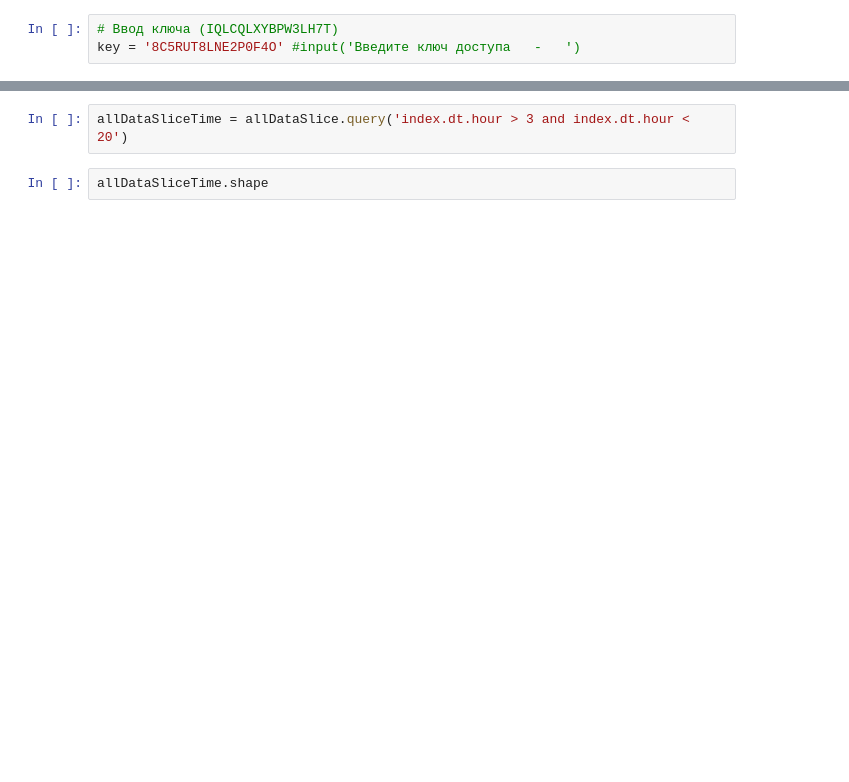
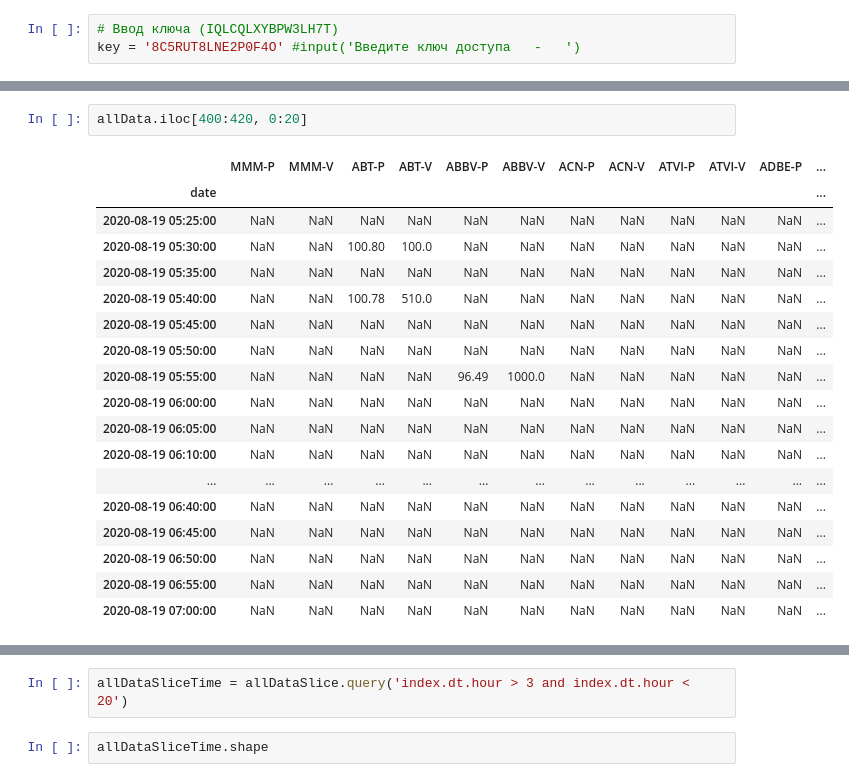
Before and after one commit to UrukHan/NeuroNetStockQuotes, a Jupyter notebook: AlphaVintageApi.ipynb, the cells around one changed output, grey strips where cells are left out. Drawn from its saved outputs; the diff is of its cells as text; blank space fills up the shorter version.

```diff
--- a/AlphaVintageApi.ipynb
+++ b/AlphaVintageApi.ipynb
@@ -147,3 +150,24 @@ allData.shape
+# %%
+allData.iloc[400:420, 0:20]
+# %% [output]
+|  | MMM-P | MMM-V | ABT-P | ABT-V | ABBV-P | ABBV-V | ACN-P | ACN-V | ATVI-P | ATVI-V | ADBE-P | ... |
+| date |  |  |  |  |  |  |  |  |  |  |  | ... |
+| 2020-08-19 05:25:00 | NaN | NaN | NaN | NaN | NaN | NaN | NaN | NaN | NaN | NaN | NaN | ... |
+| 2020-08-19 05:30:00 | NaN | NaN | 100.80 | 100.0 | NaN | NaN | NaN | NaN | NaN | NaN | NaN | ... |
+| 2020-08-19 05:35:00 | NaN | NaN | NaN | NaN | NaN | NaN | NaN | NaN | NaN | NaN | NaN | ... |
+| 2020-08-19 05:40:00 | NaN | NaN | 100.78 | 510.0 | NaN | NaN | NaN | NaN | NaN | NaN | NaN | ... |
+| 2020-08-19 05:45:00 | NaN | NaN | NaN | NaN | NaN | NaN | NaN | NaN | NaN | NaN | NaN | ... |
+| 2020-08-19 05:50:00 | NaN | NaN | NaN | NaN | NaN | NaN | NaN | NaN | NaN | NaN | NaN | ... |
+| 2020-08-19 05:55:00 | NaN | NaN | NaN | NaN | 96.49 | 1000.0 | NaN | NaN | NaN | NaN | NaN | ... |
+| 2020-08-19 06:00:00 | NaN | NaN | NaN | NaN | NaN | NaN | NaN | NaN | NaN | NaN | NaN | ... |
+| 2020-08-19 06:05:00 | NaN | NaN | NaN | NaN | NaN | NaN | NaN | NaN | NaN | NaN | NaN | ... |
+| 2020-08-19 06:10:00 | NaN | NaN | NaN | NaN | NaN | NaN | NaN | NaN | NaN | NaN | NaN | ... |
+| ... | ... | ... | ... | ... | ... | ... | ... | ... | ... | ... | ... | ... |
+| 2020-08-19 06:40:00 | NaN | NaN | NaN | NaN | NaN | NaN | NaN | NaN | NaN | NaN | NaN | ... |
+| 2020-08-19 06:45:00 | NaN | NaN | NaN | NaN | NaN | NaN | NaN | NaN | NaN | NaN | NaN | ... |
+| 2020-08-19 06:50:00 | NaN | NaN | NaN | NaN | NaN | NaN | NaN | NaN | NaN | NaN | NaN | ... |
+| 2020-08-19 06:55:00 | NaN | NaN | NaN | NaN | NaN | NaN | NaN | NaN | NaN | NaN | NaN | ... |
+| 2020-08-19 07:00:00 | NaN | NaN | NaN | NaN | NaN | NaN | NaN | NaN | NaN | NaN | NaN | ... |
 # %%
 # Определение времени для выбрки времени
 dayStart = datetime.now() - timedelta(days = 4)
```
Also changed, not shown: parts of 17 cells of this notebook.
